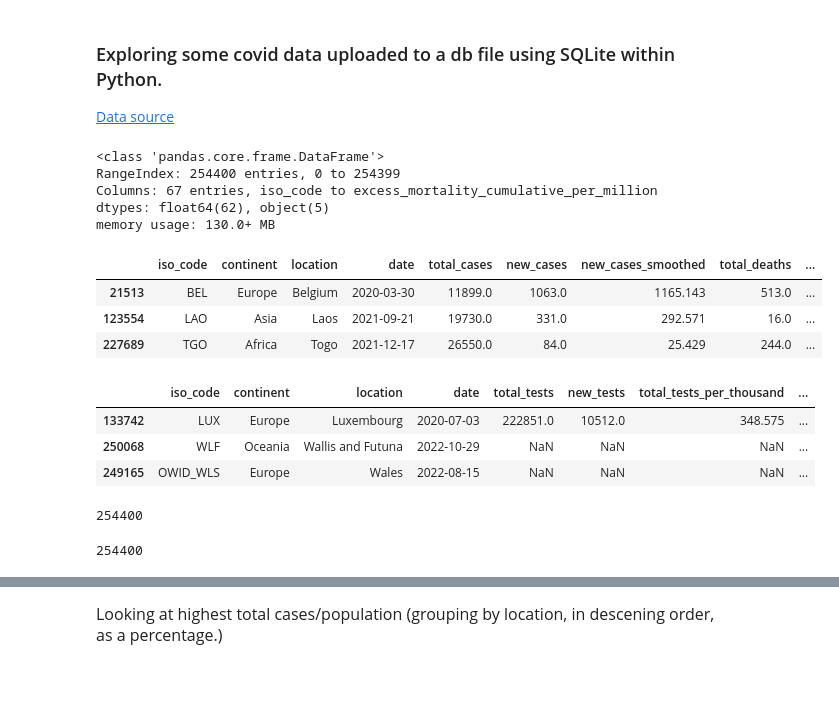
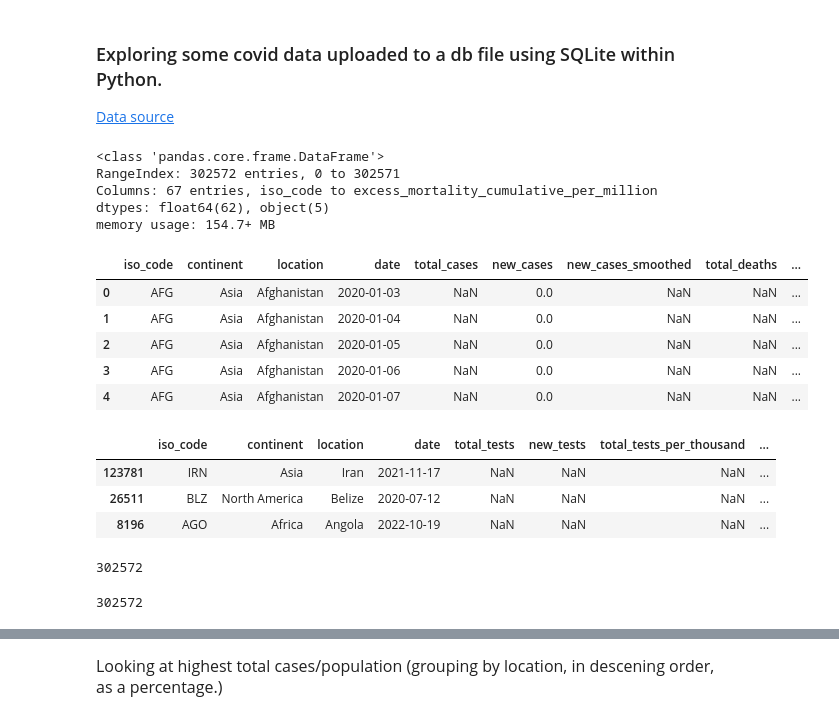
Before and after one commit to AlexBandurin/COVID_Data_Analysis, a Jupyter notebook: Covid_Data_with_SQL.ipynb, the cells around one changed output, grey strips where cells are left out. Cells and saved outputs as stored; diff of their text form; code cells hidden in the pictures; blank space fills up the shorter version.

```diff
--- a/Covid_Data_with_SQL.ipynb
+++ b/Covid_Data_with_SQL.ipynb
@@ -11,46 +11,49 @@ import seaborn as sns
 import random
 # %%
 pd.set_option('display.max_columns', None)
+pd.set_option('display.max_rows', None)
 # %%
 conn = sqlite3.connect("covid_data.db")
 cur = conn.cursor()
-covid_df = pd.read_csv("//Users/alex/Downloads/owid-covid-data.csv")
+covid_df = pd.read_csv("//Users/alex/Downloads/covid-data.csv")
 # %%
 covid_df.info(verbose = False)
 # %% [output]
 <class 'pandas.core.frame.DataFrame'>
-RangeIndex: 254400 entries, 0 to 254399
+RangeIndex: 302572 entries, 0 to 302571
 Columns: 67 entries, iso_code to excess_mortality_cumulative_per_million
 dtypes: float64(62), object(5)
-memory usage: 130.0+ MB
+memory usage: 154.7+ MB
 # %%
 covid_deaths = pd.concat([covid_df.iloc[:,:25], covid_df.iloc[:,62].to_frame()], axis = 1)
 # %%
 covid_vaccinations = covid_df.drop(covid_df.columns[4:25], axis = 1)
 # %%
-covid_deaths.sample(3)
+covid_deaths.head()
 # %% [output]
 |  | iso_code | continent | location | date | total_cases | new_cases | new_cases_smoothed | total_deaths | ... |
-| 21513 | BEL | Europe | Belgium | 2020-03-30 | 11899.0 | 1063.0 | 1165.143 | 513.0 | ... |
-| 123554 | LAO | Asia | Laos | 2021-09-21 | 19730.0 | 331.0 | 292.571 | 16.0 | ... |
-| 227689 | TGO | Africa | Togo | 2021-12-17 | 26550.0 | 84.0 | 25.429 | 244.0 | ... |
+| 0 | AFG | Asia | Afghanistan | 2020-01-03 | NaN | 0.0 | NaN | NaN | ... |
+| 1 | AFG | Asia | Afghanistan | 2020-01-04 | NaN | 0.0 | NaN | NaN | ... |
+| 2 | AFG | Asia | Afghanistan | 2020-01-05 | NaN | 0.0 | NaN | NaN | ... |
+| 3 | AFG | Asia | Afghanistan | 2020-01-06 | NaN | 0.0 | NaN | NaN | ... |
+| 4 | AFG | Asia | Afghanistan | 2020-01-07 | NaN | 0.0 | NaN | NaN | ... |
 # %%
 covid_vaccinations.sample(3)
 # %% [output]
 |  | iso_code | continent | location | date | total_tests | new_tests | total_tests_per_thousand | ... |
-| 133742 | LUX | Europe | Luxembourg | 2020-07-03 | 222851.0 | 10512.0 | 348.575 | ... |
-| 250068 | WLF | Oceania | Wallis and Futuna | 2022-10-29 | NaN | NaN | NaN | ... |
-| 249165 | OWID_WLS | Europe | Wales | 2022-08-15 | NaN | NaN | NaN | ... |
+| 123781 | IRN | Asia | Iran | 2021-11-17 | NaN | NaN | NaN | ... |
+| 26511 | BLZ | North America | Belize | 2020-07-12 | NaN | NaN | NaN | ... |
+| 8196 | AGO | Africa | Angola | 2022-10-19 | NaN | NaN | NaN | ... |
 # %%
 # Fill covid_data.db with covid_deaths Data Frame contents:
 covid_deaths.to_sql('covid_deaths', conn, if_exists='replace', index = False)
 # %% [output]
-254400
+302572
 # %%
 # Fill covid_data.db with covid_vaccinations Data Frame contents:
 covid_vaccinations.to_sql('covid_vaccinations', conn, if_exists='replace', index = False)
 # %% [output]
-254400
+302572
 # %%
 # Check to see if the new tables have been added to the the database file
 cur.execute("SELECT name FROM sqlite_master ").fetchall()
```
Also changed, not shown: parts of 19 cells of this notebook.
